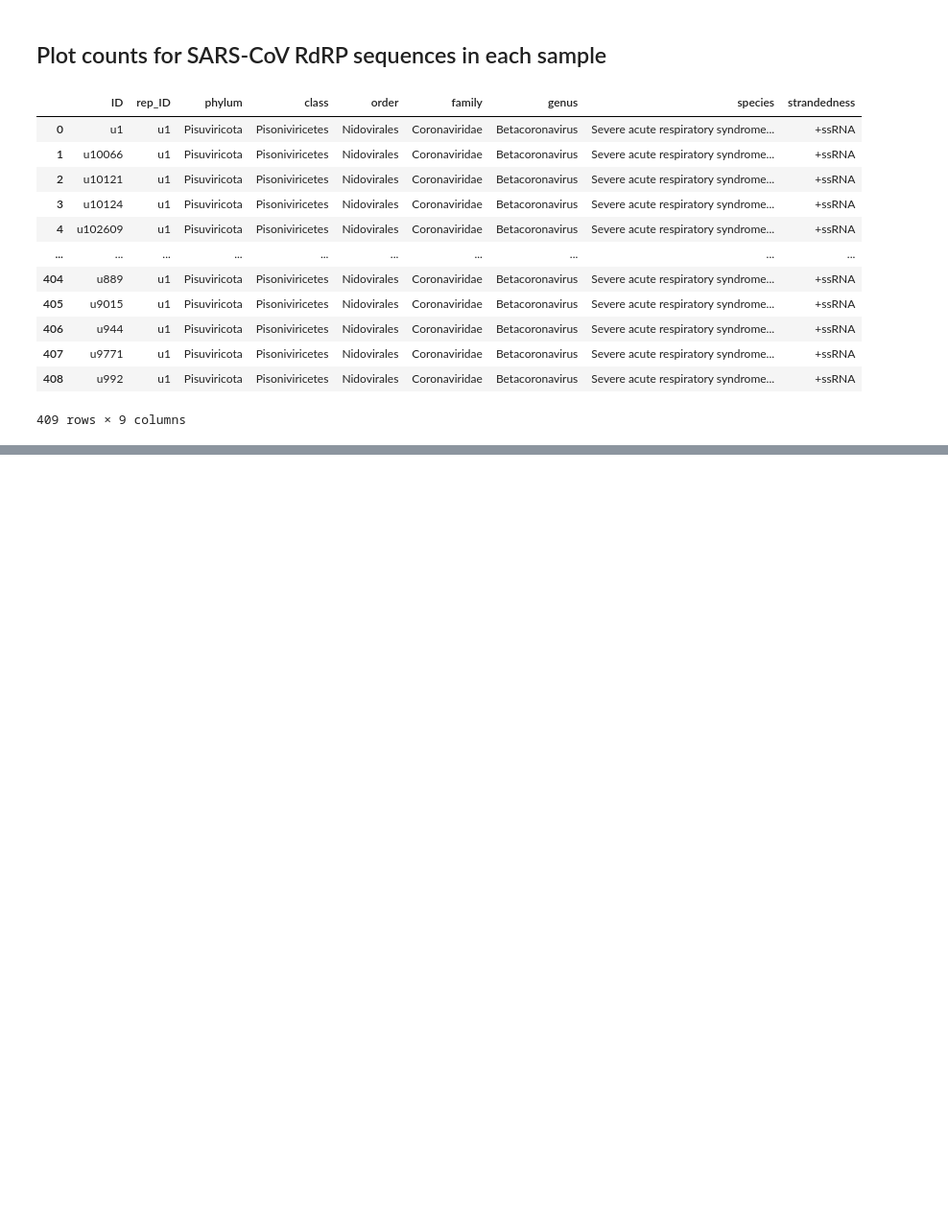
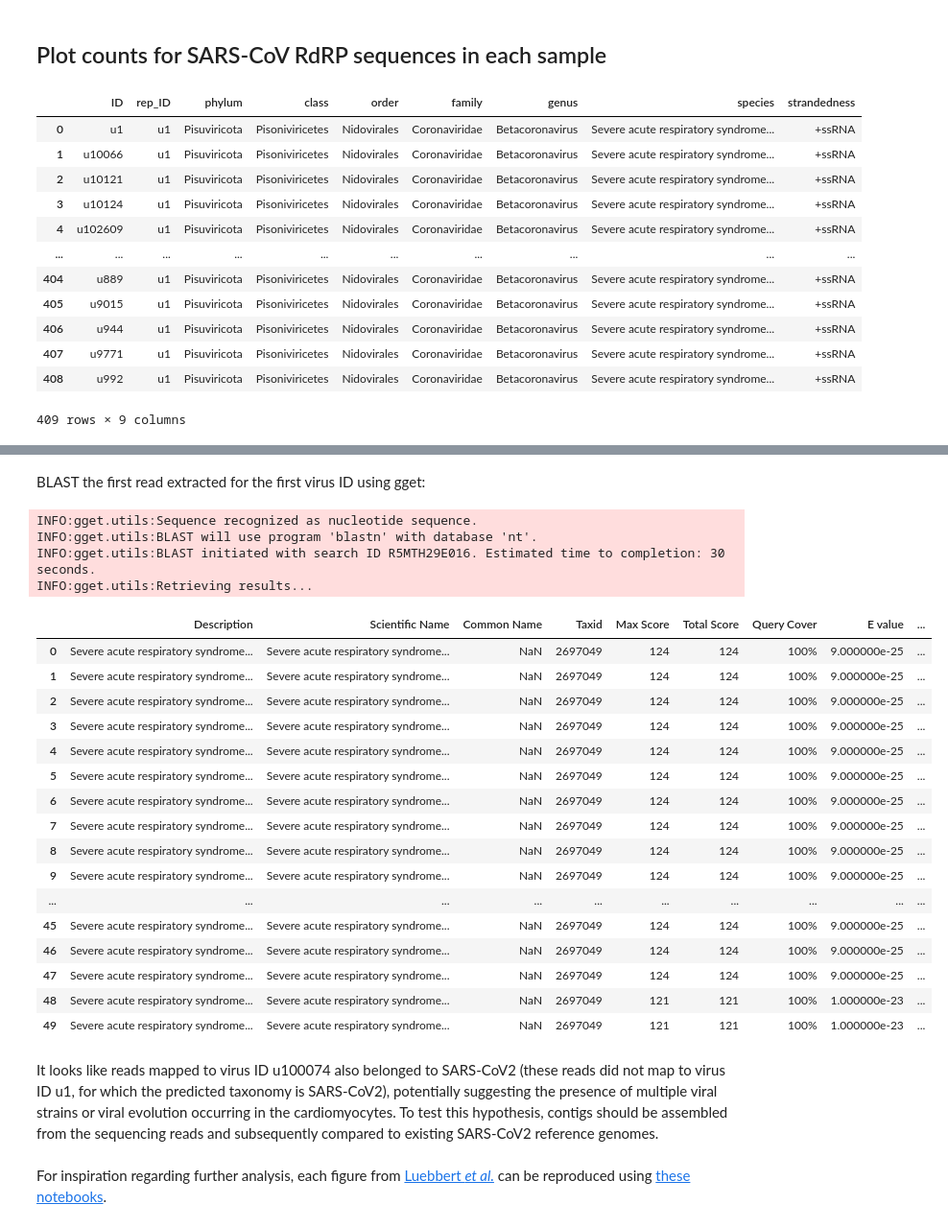
Before and after one commit to pachterlab/kb_docs, a Jupyter notebook: docs/source/translated/notebooks/virus_detection_bulk.ipynb, the cells around one changed output, grey strips where cells are left out. Shown at 96% size. Drawn from its saved outputs; the diff is of its cells as text; code cells hidden in the pictures; blank space fills up the shorter version.

Commit message:
Add -k argument and additional downstream analysis

```diff
--- a/docs/source/translated/notebooks/virus_detection_bulk.ipynb
+++ b/docs/source/translated/notebooks/virus_detection_bulk.ipynb
@@ -328,0 +465,7 @@ counts
+# %%
+# Sequences that matched to [vir_ids_to_extract] will be extracted
+# u100074 is interesting because it was only observed in infected samples
+vir_ids_to_extract = ["u100074"]
+
+# Provide a single fastq file to extract reads from (here, we are using "Infected 1")
+fastq_file = "/content/SRR11777734_short.fastq"
@@ -328,0 +508,48 @@ counts
+# %%
+# Grab the reads extracted by kb extract for each virus ID
+def get_all_sequences(fastq_file):
+    """Extract all sequences from a gzipped FASTQ file."""
+    sequences = []
+    with gzip.open(fastq_file, "rt") as f:
+        for record in SeqIO.parse(f, "fastq"):
+            sequences.append(str(record.seq))
+    return sequences
+
+extracted_seqs_dict = {}
+for vir_id in vir_ids_to_extract:
+    # Grab the reads from the fastq file returned by kb extract
+    seqs = get_all_sequences(f"{outfolder_extract}/{vir_id}/1.fastq.gz")
+    # Save the extracted reads for each virus ID in a dictionary
+    extracted_seqs_dict[vir_id] = seqs
+# %% [markdown]
+BLAST the first read extracted for the first virus ID using gget:
+# %%
+raw_read = extracted_seqs_dict[vir_ids_to_extract[0]][0]
+blast_df = gget.blast(raw_read)
+blast_df
+# %% [output]
+INFO:gget.utils:Sequence recognized as nucleotide sequence.
+INFO:gget.utils:BLAST will use program 'blastn' with database 'nt'.
+INFO:gget.utils:BLAST initiated with search ID R5MTH29E016. Estimated time to completion: 30 seconds.
+INFO:gget.utils:Retrieving results...
+|  | Description | Scientific Name | Common Name | Taxid | Max Score | Total Score | Query Cover | E value | ... |
+| 0 | Severe acute respiratory syndrome... | Severe acute respiratory syndrome... | NaN | 2697049 | 124 | 124 | 100% | 9.000000e-25 | ... |
+| 1 | Severe acute respiratory syndrome... | Severe acute respiratory syndrome... | NaN | 2697049 | 124 | 124 | 100% | 9.000000e-25 | ... |
+| 2 | Severe acute respiratory syndrome... | Severe acute respiratory syndrome... | NaN | 2697049 | 124 | 124 | 100% | 9.000000e-25 | ... |
+| 3 | Severe acute respiratory syndrome... | Severe acute respiratory syndrome... | NaN | 2697049 | 124 | 124 | 100% | 9.000000e-25 | ... |
+| 4 | Severe acute respiratory syndrome... | Severe acute respiratory syndrome... | NaN | 2697049 | 124 | 124 | 100% | 9.000000e-25 | ... |
+| 5 | Severe acute respiratory syndrome... | Severe acute respiratory syndrome... | NaN | 2697049 | 124 | 124 | 100% | 9.000000e-25 | ... |
+| 6 | Severe acute respiratory syndrome... | Severe acute respiratory syndrome... | NaN | 2697049 | 124 | 124 | 100% | 9.000000e-25 | ... |
+| 7 | Severe acute respiratory syndrome... | Severe acute respiratory syndrome... | NaN | 2697049 | 124 | 124 | 100% | 9.000000e-25 | ... |
+| 8 | Severe acute respiratory syndrome... | Severe acute respiratory syndrome... | NaN | 2697049 | 124 | 124 | 100% | 9.000000e-25 | ... |
+| 9 | Severe acute respiratory syndrome... | Severe acute respiratory syndrome... | NaN | 2697049 | 124 | 124 | 100% | 9.000000e-25 | ... |
+| ... | ... | ... | ... | ... | ... | ... | ... | ... | ... |
+| 45 | Severe acute respiratory syndrome... | Severe acute respiratory syndrome... | NaN | 2697049 | 124 | 124 | 100% | 9.000000e-25 | ... |
+| 46 | Severe acute respiratory syndrome... | Severe acute respiratory syndrome... | NaN | 2697049 | 124 | 124 | 100% | 9.000000e-25 | ... |
+| 47 | Severe acute respiratory syndrome... | Severe acute respiratory syndrome... | NaN | 2697049 | 124 | 124 | 100% | 9.000000e-25 | ... |
+| 48 | Severe acute respiratory syndrome... | Severe acute respiratory syndrome... | NaN | 2697049 | 121 | 121 | 100% | 1.000000e-23 | ... |
+| 49 | Severe acute respiratory syndrome... | Severe acute respiratory syndrome... | NaN | 2697049 | 121 | 121 | 100% | 1.000000e-23 | ... |
+# %% [markdown]
+It looks like reads mapped to virus ID u100074 also belonged to SARS-CoV2 (these reads did not map to virus ID u1, for which the predicted taxonomy is SARS-CoV2), potentially suggesting the presence of multiple viral strains or viral evolution occurring in the cardiomyocytes. To test this hypothesis, contigs should be assembled from the sequencing reads and subsequently compared to existing SARS-CoV2 reference genomes.
+# %% [markdown]
+For inspiration regarding further analysis, each figure from [Luebbert *et al.*](https://doi.org/10.1101/2023.12.11.571168) can be reproduced using [these notebooks](https://github.com/pachterlab/LSCHWCP_2023/tree/main/Notebooks).
```
Also changed, not shown: parts of 25 cells of this notebook.
